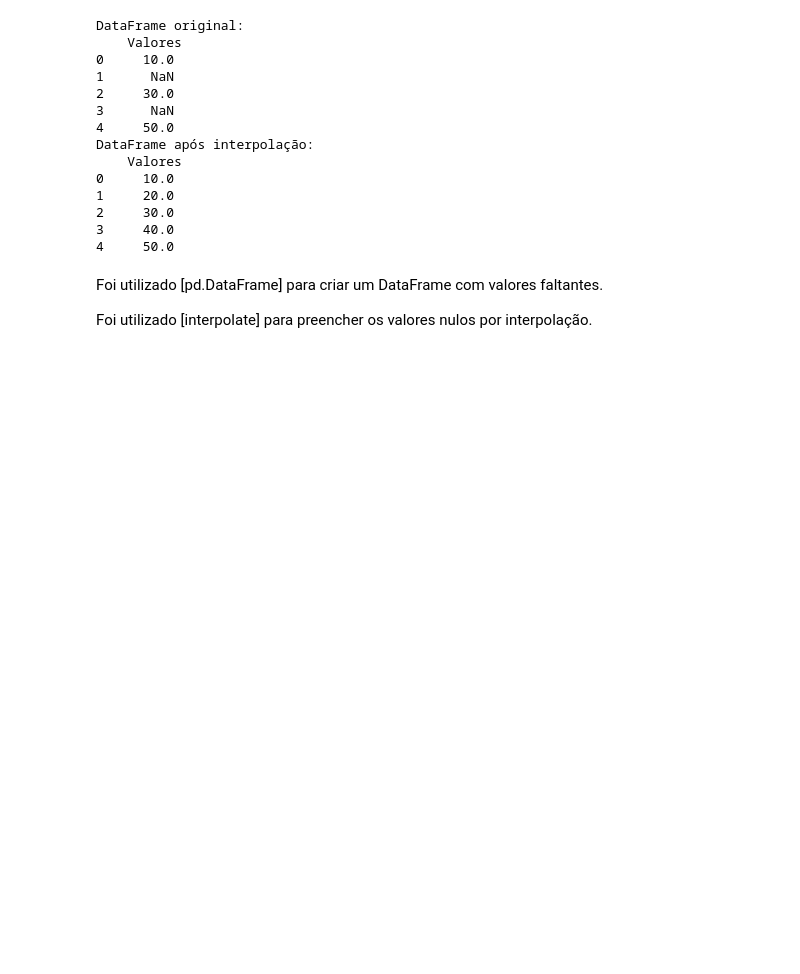
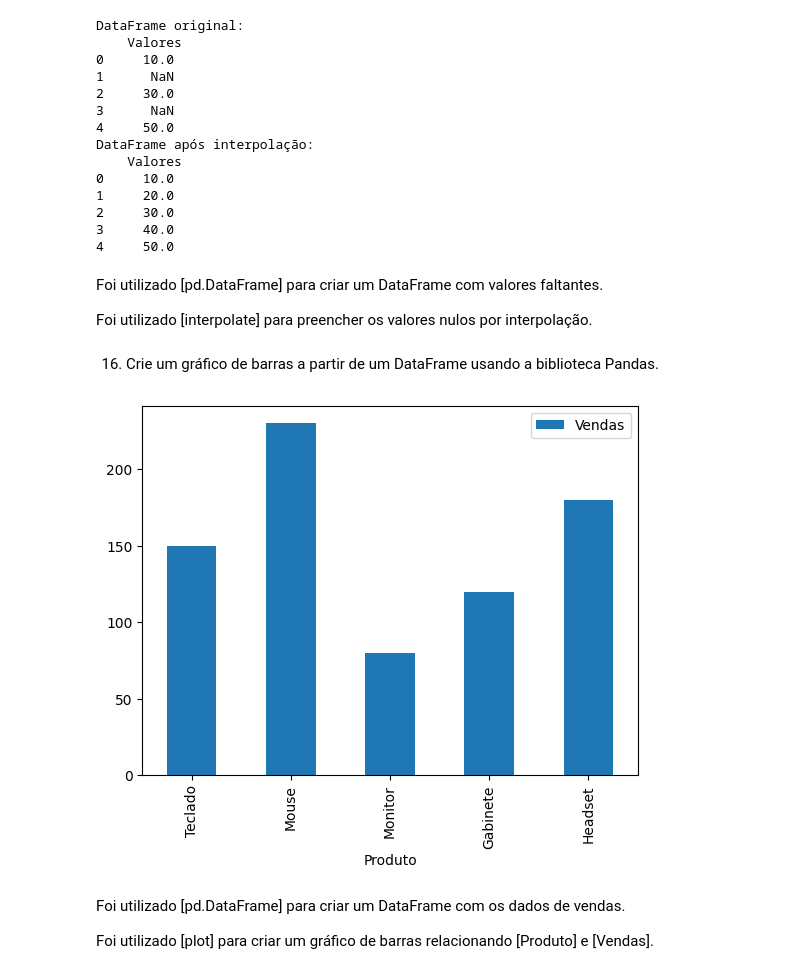
Before and after one commit to 76Falcone/AulasInteligenciaArtificial, a Jupyter notebook: ExercíciosBibliotecas_Python_Falcone_6B_Noturno.ipynb, the cells around one changed output. Cells and saved outputs as stored; diff of their text form; code cells hidden in the pictures; blank space fills up the shorter version.

Commit message:
Exercício 16 - Pandas

```diff
--- a/ExercíciosBibliotecas_Python_Falcone_6B_Noturno.ipynb
+++ b/ExercíciosBibliotecas_Python_Falcone_6B_Noturno.ipynb
@@ -1464,3 +1469,23 @@ DataFrame após interpolação:
 Foi utilizado [pd.DataFrame] para criar um DataFrame com valores faltantes.
 
 Foi utilizado [interpolate] para preencher os valores nulos por interpolação.
+# %% [markdown]
+16. Crie um gráfico de barras a partir de um DataFrame usando a biblioteca Pandas.
+# %%
+import pandas as pd
+import matplotlib.pyplot as plt
+
+dadosGrafico = {
+    "Produto": ["Teclado", "Mouse", "Monitor", "Gabinete", "Headset"],
+    "Vendas": [150, 230, 80, 120, 180]
+}
+dfGrafico = pd.DataFrame(dadosGrafico)
+
+dfGrafico.plot(kind="bar", x="Produto", y="Vendas")
+plt.show()
+# %% [output]
+[figure, added]
+# %% [markdown]
+Foi utilizado [pd.DataFrame] para criar um DataFrame com os dados de vendas.
+
+Foi utilizado [plot] para criar um gráfico de barras relacionando [Produto] e [Vendas].
```
Also changed, not shown: parts of 16 cells of this notebook.
